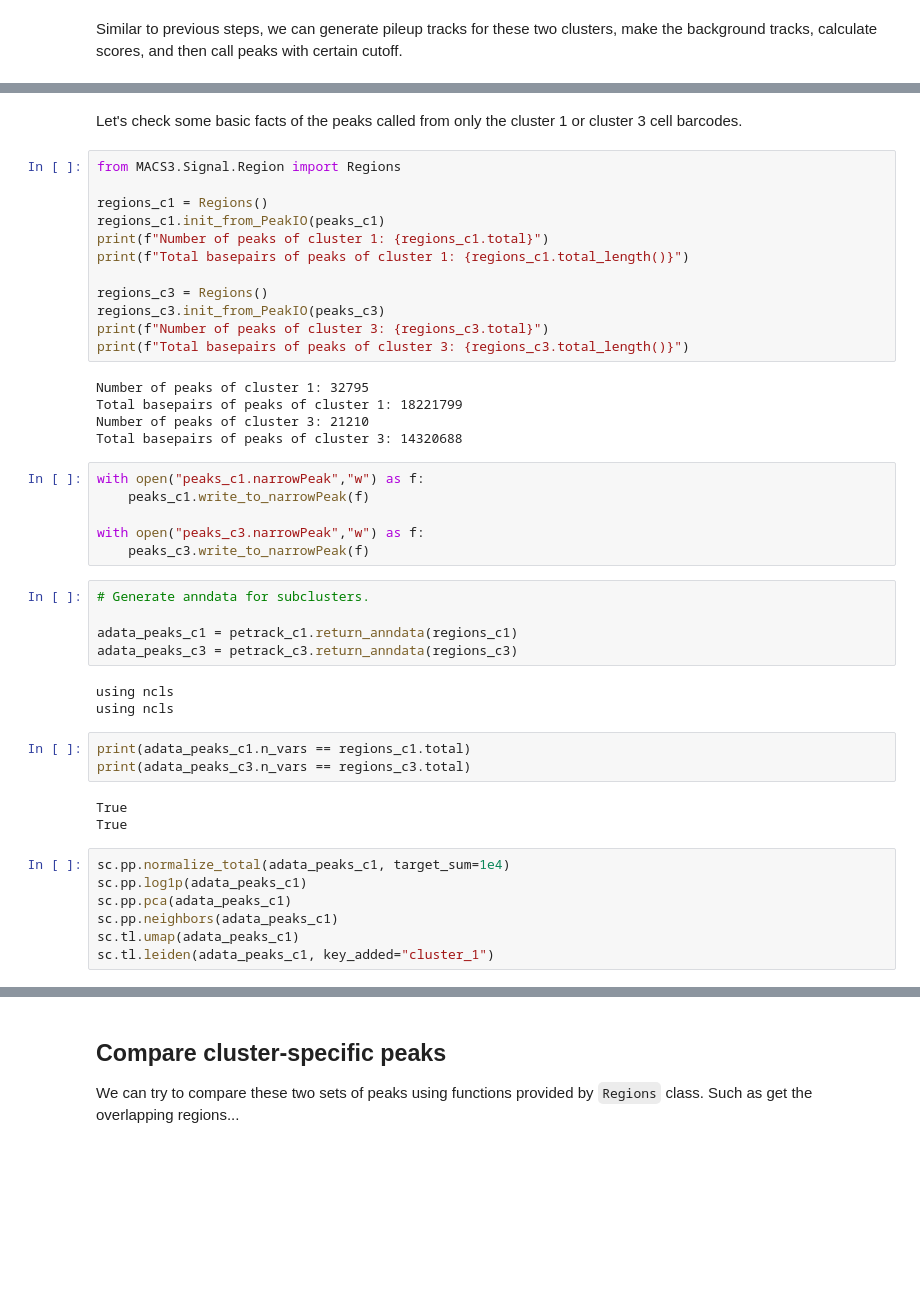
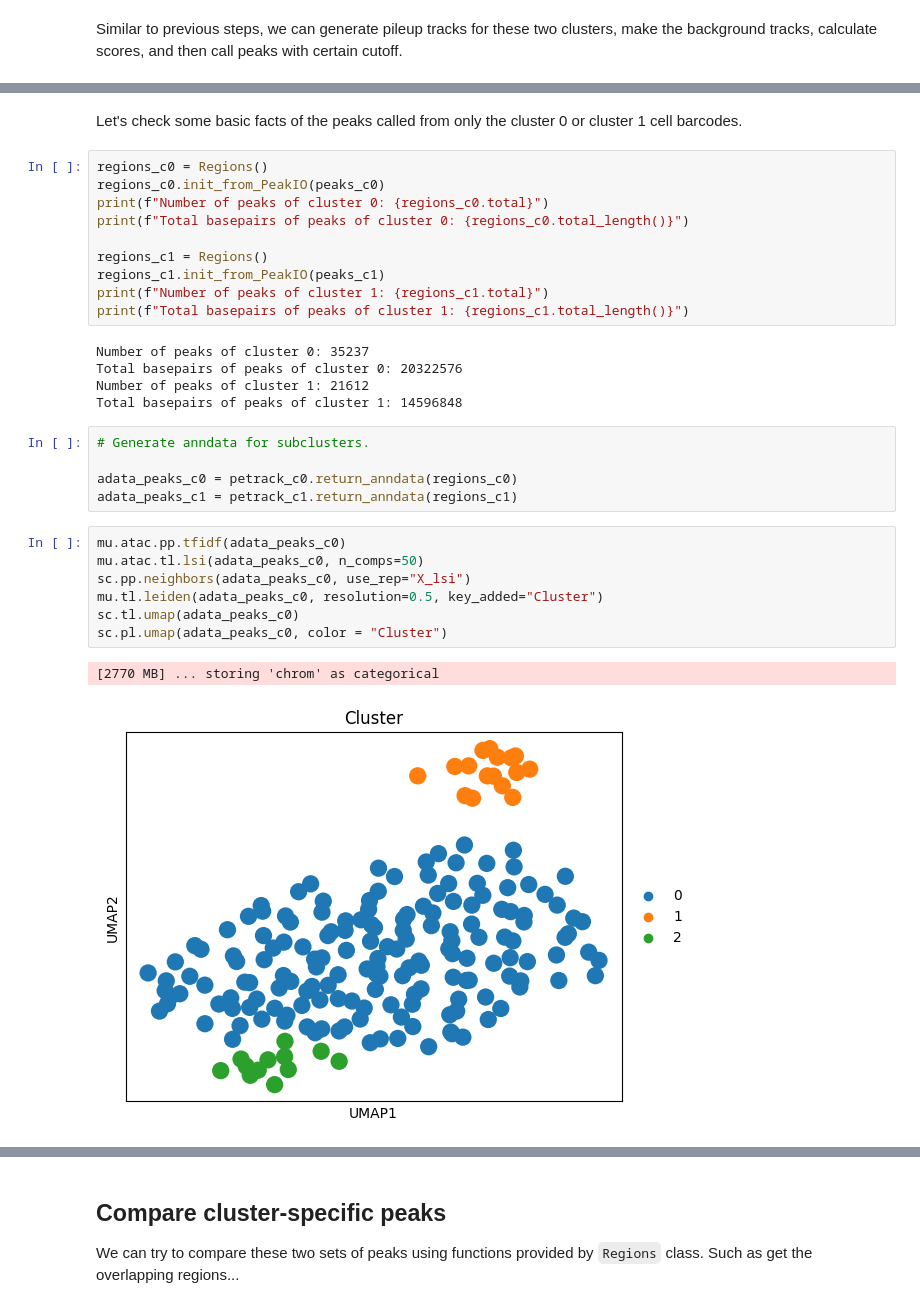
Before and after one commit to macs3-project/MACS, a Jupyter notebook: notebooks/500-PBMC-test/macs3-scATAC-pbmc-500-anndata.ipynb, the cells around one changed output, grey strips where cells are left out. Cells and saved outputs as stored; diff of their text form; blank space fills up the shorter version.

```diff
--- a/notebooks/500-PBMC-test/macs3-scATAC-pbmc-500-anndata.ipynb
+++ b/notebooks/500-PBMC-test/macs3-scATAC-pbmc-500-anndata.ipynb
@@ -408,47 +348,33 @@ peaks_c3 = score_track_c3.call_peaks(cutoff=2)
 # %% [markdown]
-Let's check some basic facts of the peaks called from only the cluster 1 or cluster 3 cell barcodes.
+Let's check some basic facts of the peaks called from only the cluster 0 or cluster 1 cell barcodes.
 # %%
-from MACS3.Signal.Region import Regions
+regions_c0 = Regions()
+regions_c0.init_from_PeakIO(peaks_c0)
+print(f"Number of peaks of cluster 0: {regions_c0.total}")
+print(f"Total basepairs of peaks of cluster 0: {regions_c0.total_length()}")
 
 regions_c1 = Regions()
 regions_c1.init_from_PeakIO(peaks_c1)
 print(f"Number of peaks of cluster 1: {regions_c1.total}")
 print(f"Total basepairs of peaks of cluster 1: {regions_c1.total_length()}")
-
-regions_c3 = Regions()
-regions_c3.init_from_PeakIO(peaks_c3)
-print(f"Number of peaks of cluster 3: {regions_c3.total}")
-print(f"Total basepairs of peaks of cluster 3: {regions_c3.total_length()}")
 # %% [output]
-Number of peaks of cluster 1: 32795
-Total basepairs of peaks of cluster 1: 18221799
-Number of peaks of cluster 3: 21210
-Total basepairs of peaks of cluster 3: 14320688
+Number of peaks of cluster 0: 35237
+Total basepairs of peaks of cluster 0: 20322576
+Number of peaks of cluster 1: 21612
+Total basepairs of peaks of cluster 1: 14596848
-# %%
-with open("peaks_c1.narrowPeak","w") as f:
-    peaks_c1.write_to_narrowPeak(f)
-
-with open("peaks_c3.narrowPeak","w") as f:
-    peaks_c3.write_to_narrowPeak(f)
 # %%
 # Generate anndata for subclusters.
 
+adata_peaks_c0 = petrack_c0.return_anndata(regions_c0)
 adata_peaks_c1 = petrack_c1.return_anndata(regions_c1)
-adata_peaks_c3 = petrack_c3.return_anndata(regions_c3)
-# %% [output]
-using ncls
-using ncls
-# %%
-print(adata_peaks_c1.n_vars == regions_c1.total)
-print(adata_peaks_c3.n_vars == regions_c3.total)
-# %% [output]
-True
-True
 # %%
-sc.pp.normalize_total(adata_peaks_c1, target_sum=1e4)
-sc.pp.log1p(adata_peaks_c1)
-sc.pp.pca(adata_peaks_c1)
-sc.pp.neighbors(adata_peaks_c1)
-sc.tl.umap(adata_peaks_c1)
-sc.tl.leiden(adata_peaks_c1, key_added="cluster_1")
+mu.atac.pp.tfidf(adata_peaks_c0)
+mu.atac.tl.lsi(adata_peaks_c0, n_comps=50)
+sc.pp.neighbors(adata_peaks_c0, use_rep="X_lsi")
+mu.tl.leiden(adata_peaks_c0, resolution=0.5, key_added="Cluster")
+sc.tl.umap(adata_peaks_c0)
+sc.pl.umap(adata_peaks_c0, color = "Cluster")
+# %% [output]
+[2770 MB] ... storing 'chrom' as categorical
+[figure, added]
 # %%
```
Also changed, not shown: parts of 47 cells of this notebook, 2 other files.
